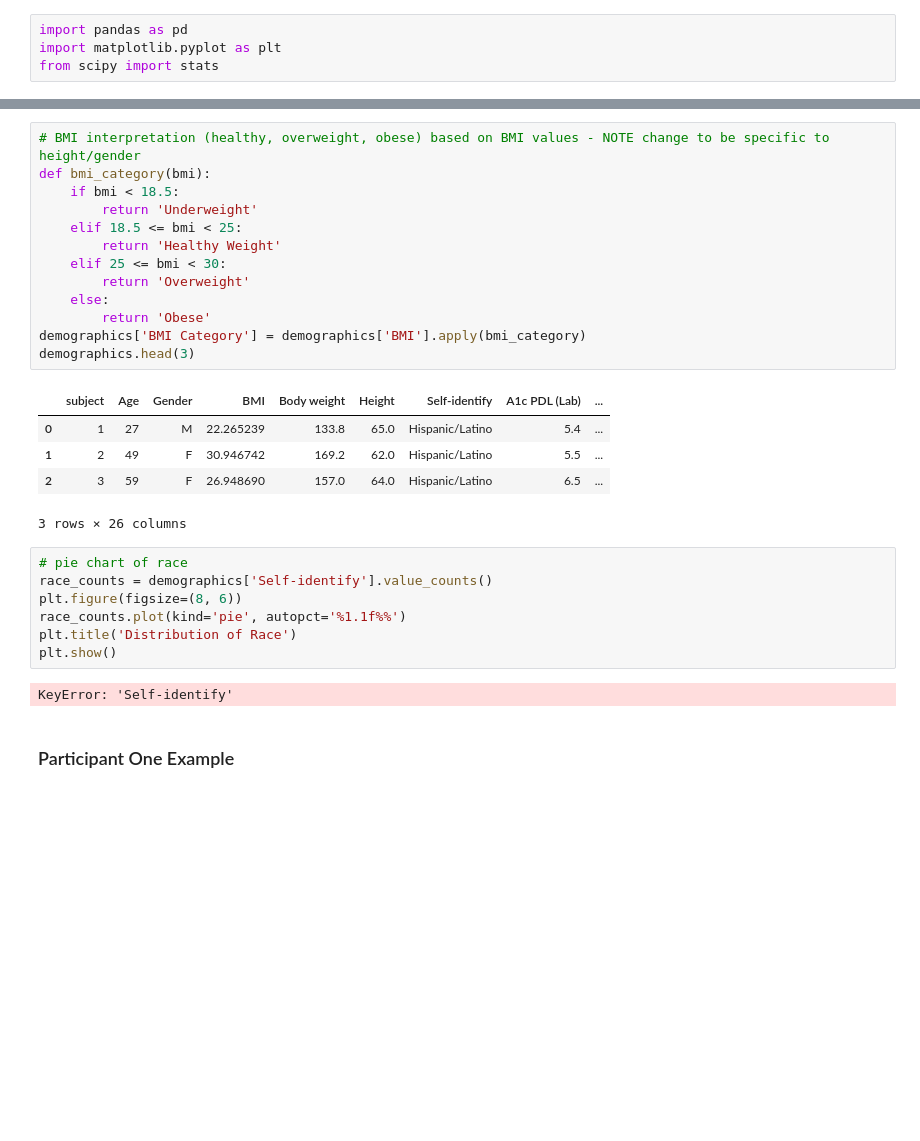
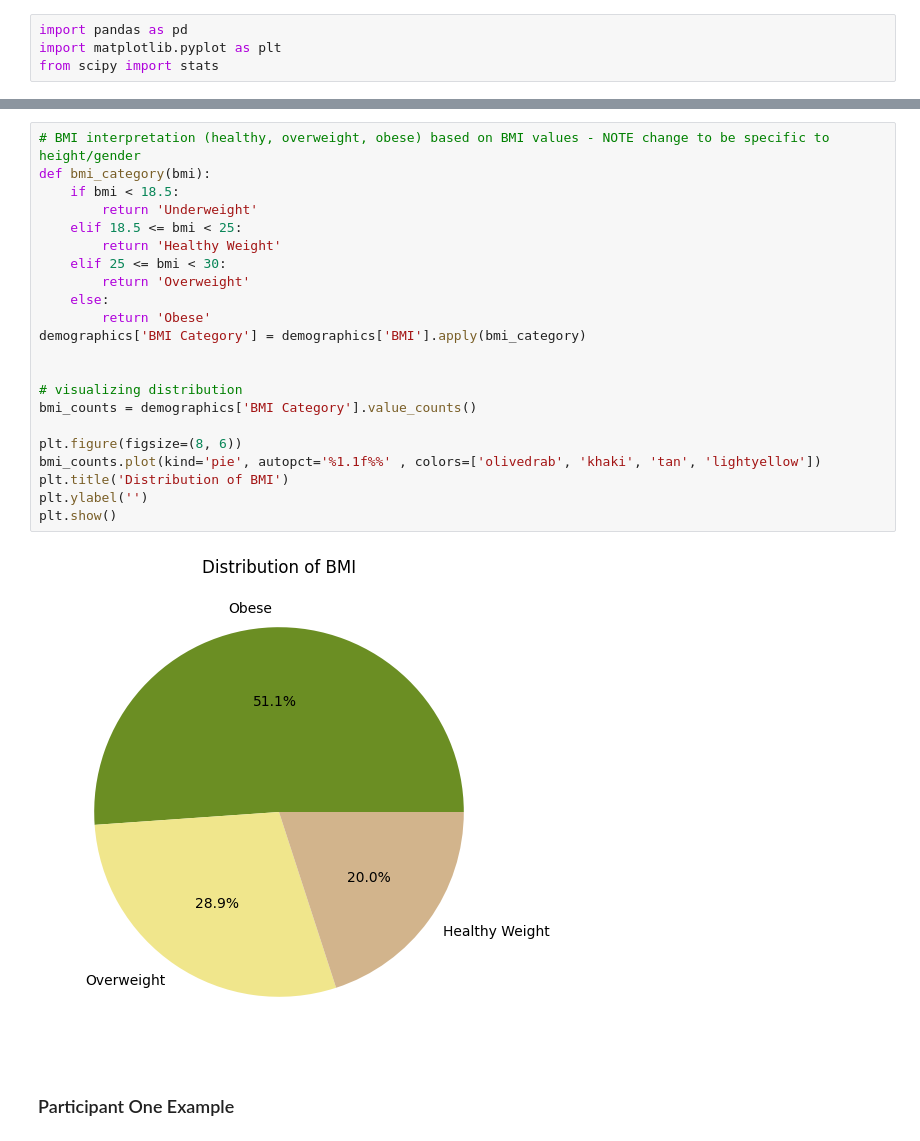
Before and after one commit to schowbey/m228-final-project, a Jupyter notebook: eda-sc.ipynb, the cells around one changed output, grey strips where cells are left out. Cells and saved outputs as stored; diff of their text form; blank space fills up the shorter version.

```diff
--- a/eda-sc.ipynb
+++ b/eda-sc.ipynb
@@ -60,31 +86,27 @@ plt.show()
 # %%
 # BMI interpretation (healthy, overweight, obese) based on BMI values - NOTE change to be specific to height/gender
 def bmi_category(bmi):
     if bmi < 18.5:
         return 'Underweight'
     elif 18.5 <= bmi < 25:
         return 'Healthy Weight'
     elif 25 <= bmi < 30:
         return 'Overweight'
     else:
         return 'Obese'
 demographics['BMI Category'] = demographics['BMI'].apply(bmi_category)
-demographics.head(3)
+
+
+# visualizing distribution
+bmi_counts = demographics['BMI Category'].value_counts()
+
+plt.figure(figsize=(8, 6))
+bmi_counts.plot(kind='pie', autopct='%1.1f%%' , colors=['olivedrab', 'khaki', 'tan', 'lightyellow'])
+plt.title('Distribution of BMI')
+plt.ylabel('')
+plt.show()
 # %% [output]
-|  | subject | Age | Gender | BMI | Body weight | Height | Self-identify | A1c PDL (Lab) | ... |
-| 0 | 1 | 27 | M | 22.265239 | 133.8 | 65.0 | Hispanic/Latino | 5.4 | ... |
-| 1 | 2 | 49 | F | 30.946742 | 169.2 | 62.0 | Hispanic/Latino | 5.5 | ... |
-| 2 | 3 | 59 | F | 26.948690 | 157.0 | 64.0 | Hispanic/Latino | 6.5 | ... |
-3 rows × 26 columns
+[figure, added]
-# %%
-# pie chart of race
-race_counts = demographics['Self-identify'].value_counts()
-plt.figure(figsize=(8, 6))
-race_counts.plot(kind='pie', autopct='%1.1f%%')
-plt.title('Distribution of Race')
-plt.show()
-# %% [output]
-KeyError: 'Self-identify'
 # %% [markdown]
 ### Participant One Example
 # %%
```
Also changed, not shown: parts of 15 cells of this notebook.
